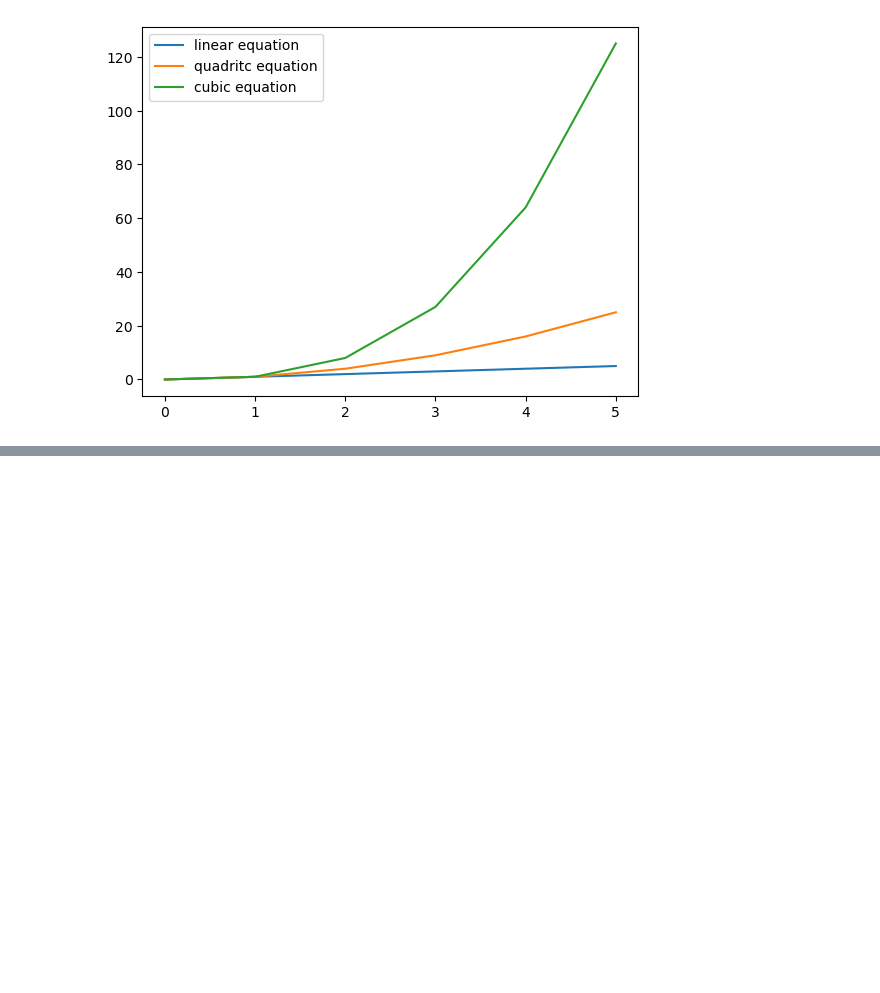
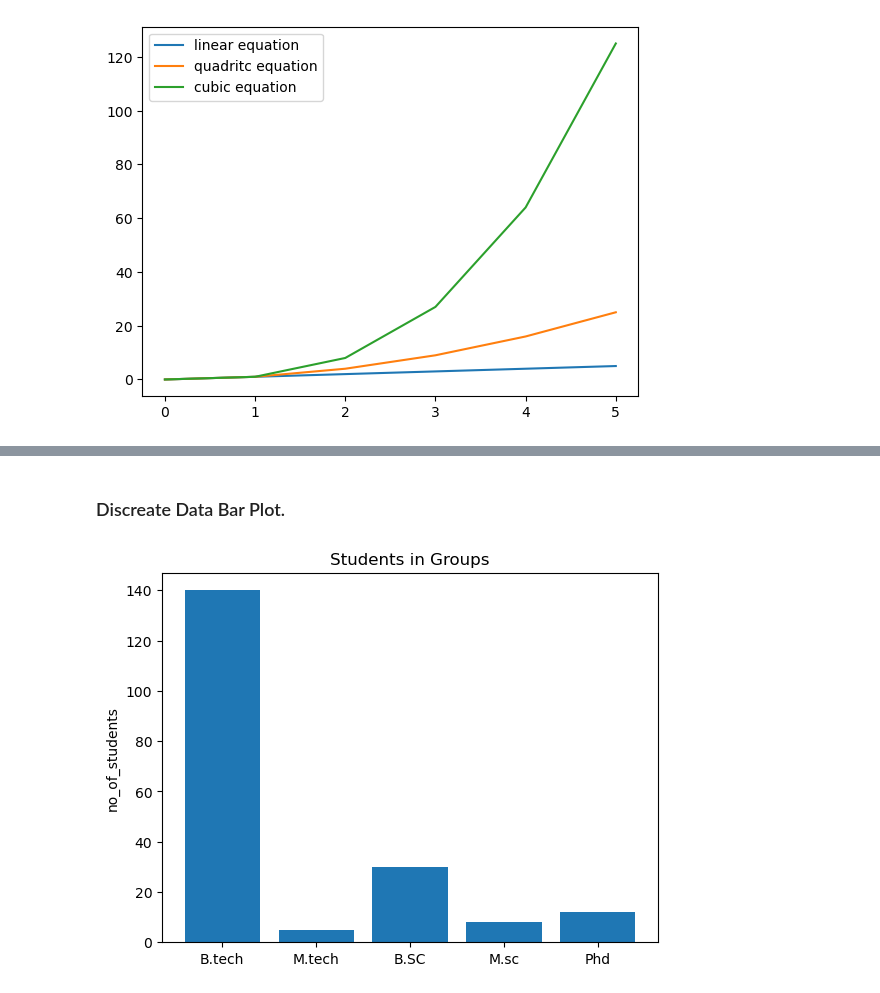
Before and after one commit to jeevan-puli/101-Days-of-Learning-Data-Science, a Jupyter notebook: Python_Modules_For_DS/MatplotLib.ipynb, the cells around one changed output, grey strips where cells are left out. Cells and saved outputs as stored; diff of their text form; code cells hidden in the pictures; blank space fills up the shorter version.

```diff
--- a/Python_Modules_For_DS/MatplotLib.ipynb
+++ b/Python_Modules_For_DS/MatplotLib.ipynb
@@ -211,0 +247,12 @@ plt.show()
+# %% [markdown]
+### Discreate Data Bar Plot.
+# %%
+education = ["B.tech","M.tech","B.SC","M.sc","Phd"]
+no_of_students = [140,5,30,8,12]
+# Vertical bar chart.
+plt.bar(education,no_of_students)
+plt.ylabel("no_of_students")
+plt.title("Students in Groups")
+plt.show()
+# %% [output]
+[figure, added]
```
Also changed, not shown: parts of 10 cells of this notebook.
